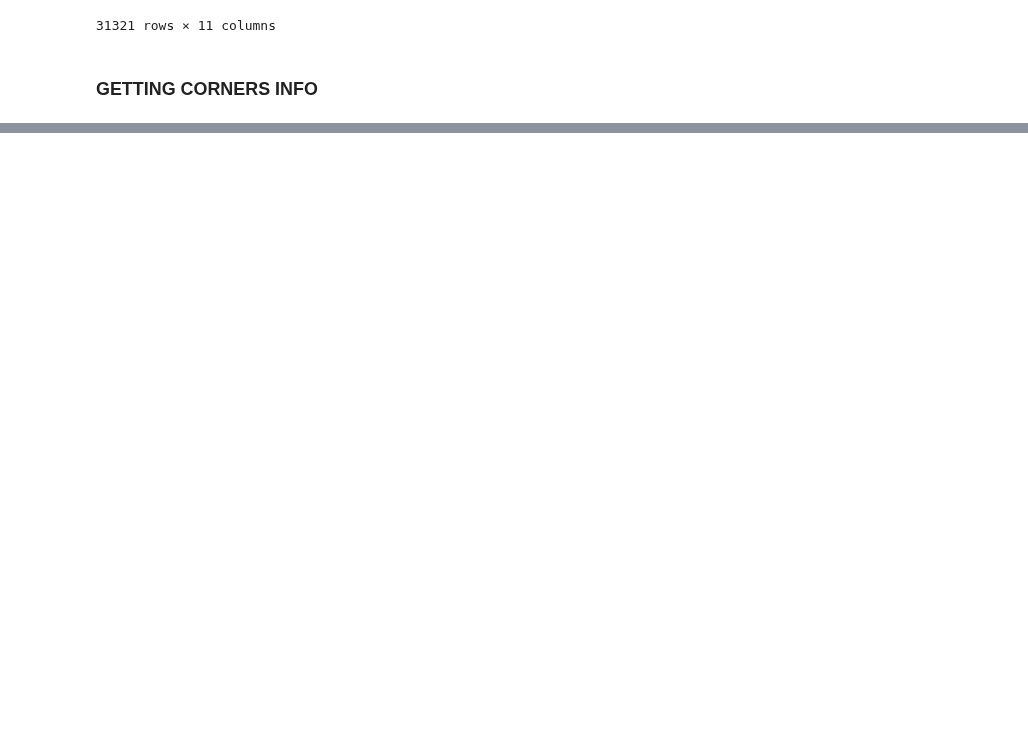
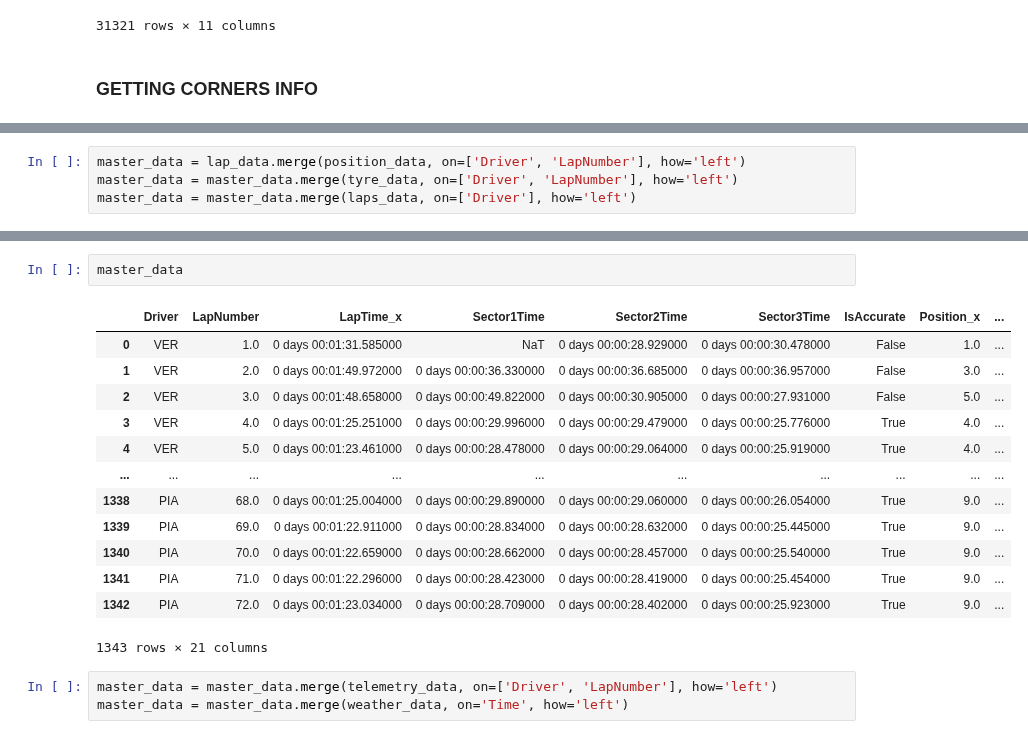
Before and after one commit to PrabhuPugal/Virtual-Race-Engineer, a Jupyter notebook: Virtual Race Engineer.ipynb, the cells around one changed output, grey strips where cells are left out. Saved outputs shown, nothing was run; the diff lists cells and outputs as text; blank space fills up the shorter version.

```diff
--- a/Virtual Race Engineer.ipynb
+++ b/Virtual Race Engineer.ipynb
@@ -134,0 +148,4 @@ corners_data=circuit_info.corners
+# %%
+master_data = lap_data.merge(position_data, on=['Driver', 'LapNumber'], how='left')
+master_data = master_data.merge(tyre_data, on=['Driver', 'LapNumber'], how='left')
+master_data = master_data.merge(laps_data, on=['Driver'], how='left')
@@ -134,0 +184,19 @@ corners_data=circuit_info.corners
+# %%
+master_data
+# %% [output]
+|  | Driver | LapNumber | LapTime_x | Sector1Time | Sector2Time | Sector3Time | IsAccurate | Position_x | ... |
+| 0 | VER | 1.0 | 0 days 00:01:31.585000 | NaT | 0 days 00:00:28.929000 | 0 days 00:00:30.478000 | False | 1.0 | ... |
+| 1 | VER | 2.0 | 0 days 00:01:49.972000 | 0 days 00:00:36.330000 | 0 days 00:00:36.685000 | 0 days 00:00:36.957000 | False | 3.0 | ... |
+| 2 | VER | 3.0 | 0 days 00:01:48.658000 | 0 days 00:00:49.822000 | 0 days 00:00:30.905000 | 0 days 00:00:27.931000 | False | 5.0 | ... |
+| 3 | VER | 4.0 | 0 days 00:01:25.251000 | 0 days 00:00:29.996000 | 0 days 00:00:29.479000 | 0 days 00:00:25.776000 | True | 4.0 | ... |
+| 4 | VER | 5.0 | 0 days 00:01:23.461000 | 0 days 00:00:28.478000 | 0 days 00:00:29.064000 | 0 days 00:00:25.919000 | True | 4.0 | ... |
+| ... | ... | ... | ... | ... | ... | ... | ... | ... | ... |
+| 1338 | PIA | 68.0 | 0 days 00:01:25.004000 | 0 days 00:00:29.890000 | 0 days 00:00:29.060000 | 0 days 00:00:26.054000 | True | 9.0 | ... |
+| 1339 | PIA | 69.0 | 0 days 00:01:22.911000 | 0 days 00:00:28.834000 | 0 days 00:00:28.632000 | 0 days 00:00:25.445000 | True | 9.0 | ... |
+| 1340 | PIA | 70.0 | 0 days 00:01:22.659000 | 0 days 00:00:28.662000 | 0 days 00:00:28.457000 | 0 days 00:00:25.540000 | True | 9.0 | ... |
+| 1341 | PIA | 71.0 | 0 days 00:01:22.296000 | 0 days 00:00:28.423000 | 0 days 00:00:28.419000 | 0 days 00:00:25.454000 | True | 9.0 | ... |
+| 1342 | PIA | 72.0 | 0 days 00:01:23.034000 | 0 days 00:00:28.709000 | 0 days 00:00:28.402000 | 0 days 00:00:25.923000 | True | 9.0 | ... |
+1343 rows × 21 columns
+# %%
+master_data = master_data.merge(telemetry_data, on=['Driver', 'LapNumber'], how='left')
+master_data = master_data.merge(weather_data, on='Time', how='left')
```
Also changed, not shown: parts of 5 cells of this notebook, 1 other file.
